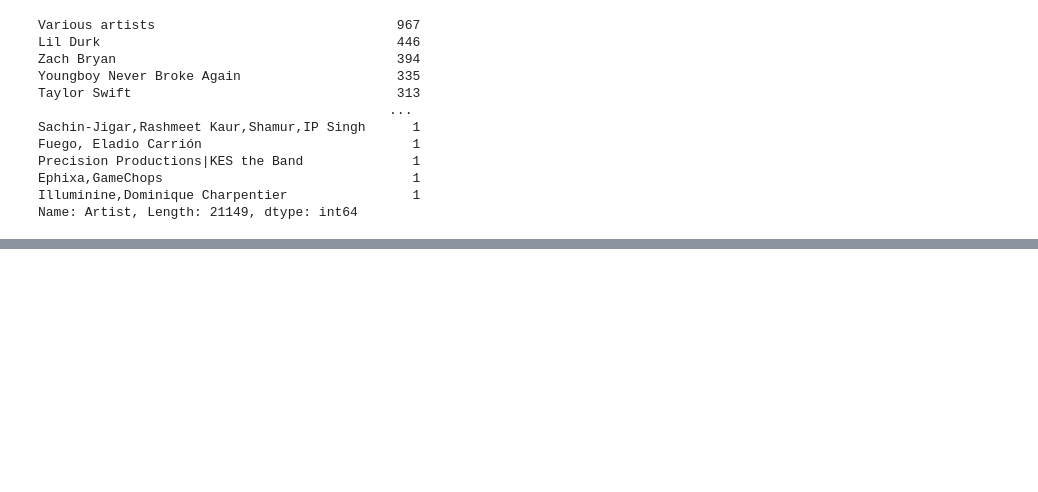
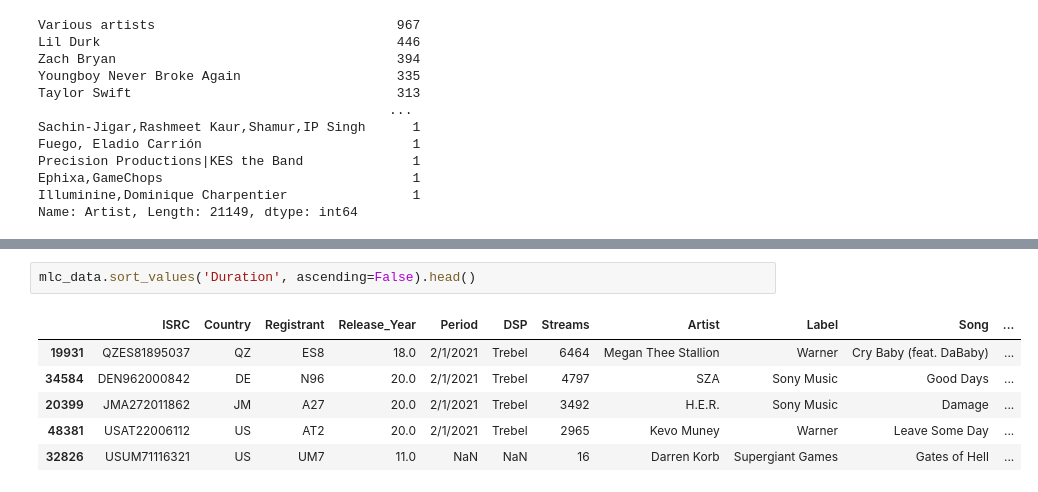
Before and after one commit to NSS-Data-Analytics-Cohort-6/mlc-project-nan-nagini, a Jupyter notebook: Notebooks/MLC_Dataset.ipynb, the cells around one changed output, grey strips where cells are left out. Drawn from its saved outputs; the diff is of its cells as text; blank space fills up the shorter version.

```diff
--- a/Notebooks/MLC_Dataset.ipynb
+++ b/Notebooks/MLC_Dataset.ipynb
@@ -194,0 +269,9 @@ Name: Artist, Length: 21149, dtype: int64
+# %%
+mlc_data.sort_values('Duration', ascending=False).head()
+# %% [output]
+|  | ISRC | Country | Registrant | Release_Year | Period | DSP | Streams | Artist | Label | Song | ... |
+| 19931 | QZES81895037 | QZ | ES8 | 18.0 | 2/1/2021 | Trebel | 6464 | Megan Thee Stallion | Warner | Cry Baby (feat. DaBaby) | ... |
+| 34584 | DEN962000842 | DE | N96 | 20.0 | 2/1/2021 | Trebel | 4797 | SZA | Sony Music | Good Days | ... |
+| 20399 | JMA272011862 | JM | A27 | 20.0 | 2/1/2021 | Trebel | 3492 | H.E.R. | Sony Music | Damage | ... |
+| 48381 | USAT22006112 | US | AT2 | 20.0 | 2/1/2021 | Trebel | 2965 | Kevo Muney | Warner | Leave Some Day | ... |
+| 32826 | USUM71116321 | US | UM7 | 11.0 | NaN | NaN | 16 | Darren Korb | Supergiant Games | Gates of Hell | ... |
```
Also changed, not shown: parts of 13 cells of this notebook.
